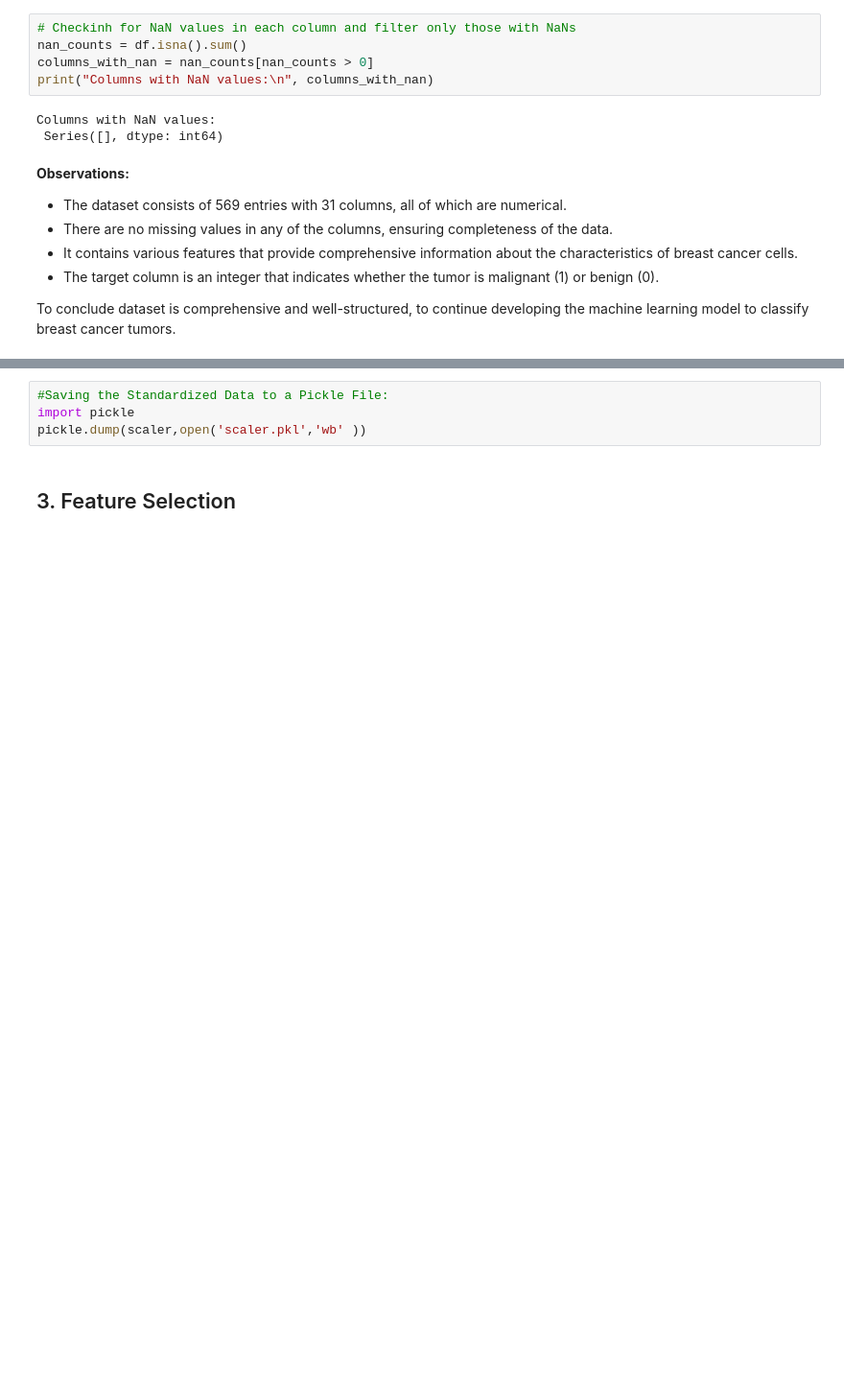
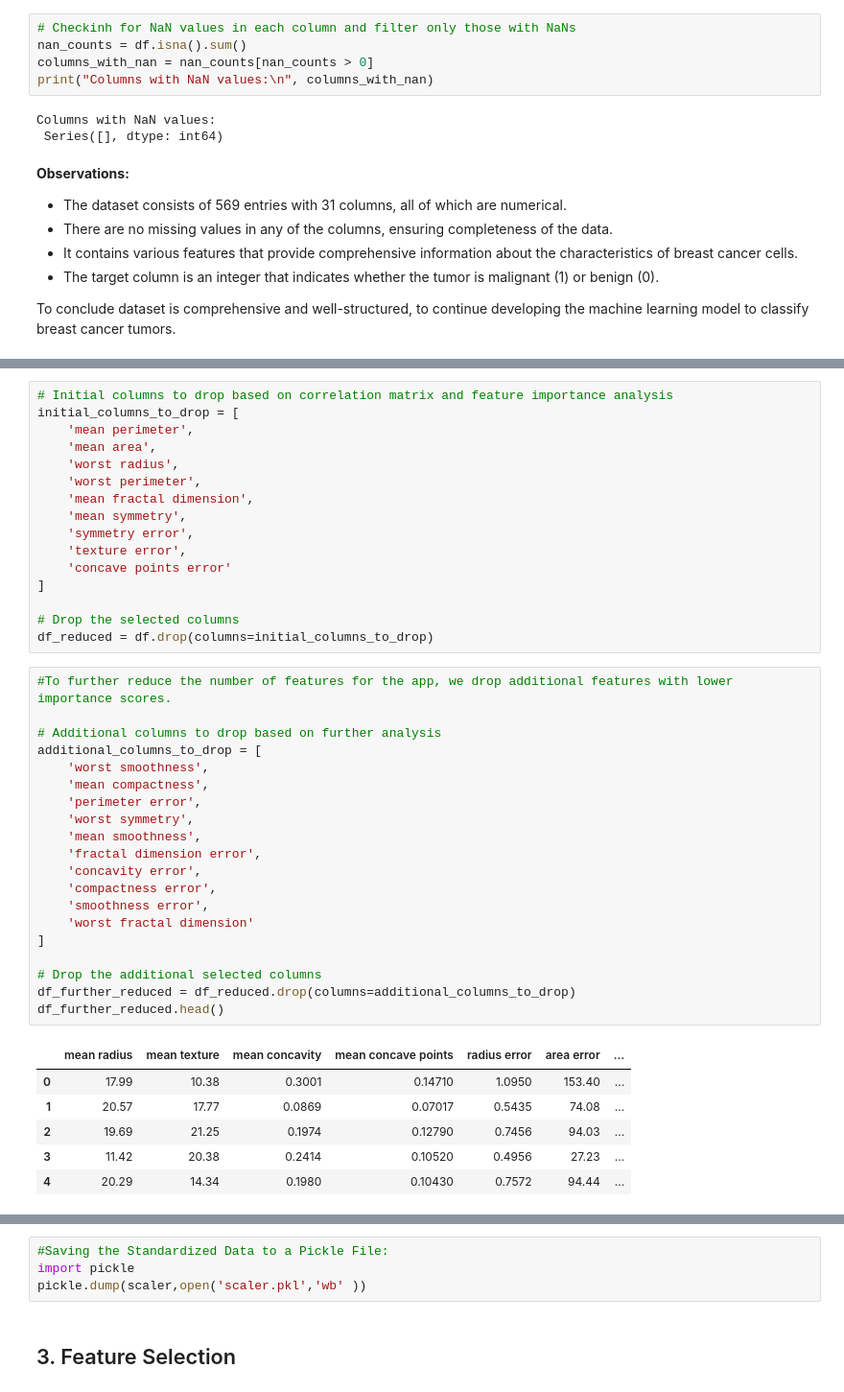
Before and after one commit to adripenaranda/breast_cancer_data_analysis_streamlit_app, a Jupyter notebook: breast_cancer_analysis.ipynb, the cells around one changed output, grey strips where cells are left out. Shown at 96% size. Cells and saved outputs as stored; diff of their text form; blank space fills up the shorter version.

```diff
--- a/breast_cancer_analysis.ipynb
+++ b/breast_cancer_analysis.ipynb
@@ -74,2 +134,45 @@ To conclude dataset is comprehensive and well-structured, to continue developing
+# %%
+# Initial columns to drop based on correlation matrix and feature importance analysis
+initial_columns_to_drop = [
+    'mean perimeter',
+    'mean area',
+    'worst radius',
+    'worst perimeter',
+    'mean fractal dimension',
+    'mean symmetry',
+    'symmetry error',
+    'texture error',
+    'concave points error'
+]
+
+# Drop the selected columns
+df_reduced = df.drop(columns=initial_columns_to_drop)
+# %%
+#To further reduce the number of features for the app, we drop additional features with lower importance scores.
+
+# Additional columns to drop based on further analysis
+additional_columns_to_drop = [
+    'worst smoothness',
+    'mean compactness',
+    'perimeter error',
+    'worst symmetry',
+    'mean smoothness',
+    'fractal dimension error',
+    'concavity error',
+    'compactness error',
+    'smoothness error',
+    'worst fractal dimension'
+]
+
+# Drop the additional selected columns
+df_further_reduced = df_reduced.drop(columns=additional_columns_to_drop)
+df_further_reduced.head()
+# %% [output]
+|  | mean radius | mean texture | mean concavity | mean concave points | radius error | area error | ... |
+| 0 | 17.99 | 10.38 | 0.3001 | 0.14710 | 1.0950 | 153.40 | ... |
+| 1 | 20.57 | 17.77 | 0.0869 | 0.07017 | 0.5435 | 74.08 | ... |
+| 2 | 19.69 | 21.25 | 0.1974 | 0.12790 | 0.7456 | 94.03 | ... |
+| 3 | 11.42 | 20.38 | 0.2414 | 0.10520 | 0.4956 | 27.23 | ... |
+| 4 | 20.29 | 14.34 | 0.1980 | 0.10430 | 0.7572 | 94.44 | ... |
 # %%
 # Separate the features (X) from the target variable (y)
```
Also changed, not shown: parts of 13 cells of this notebook, 5 other files.
